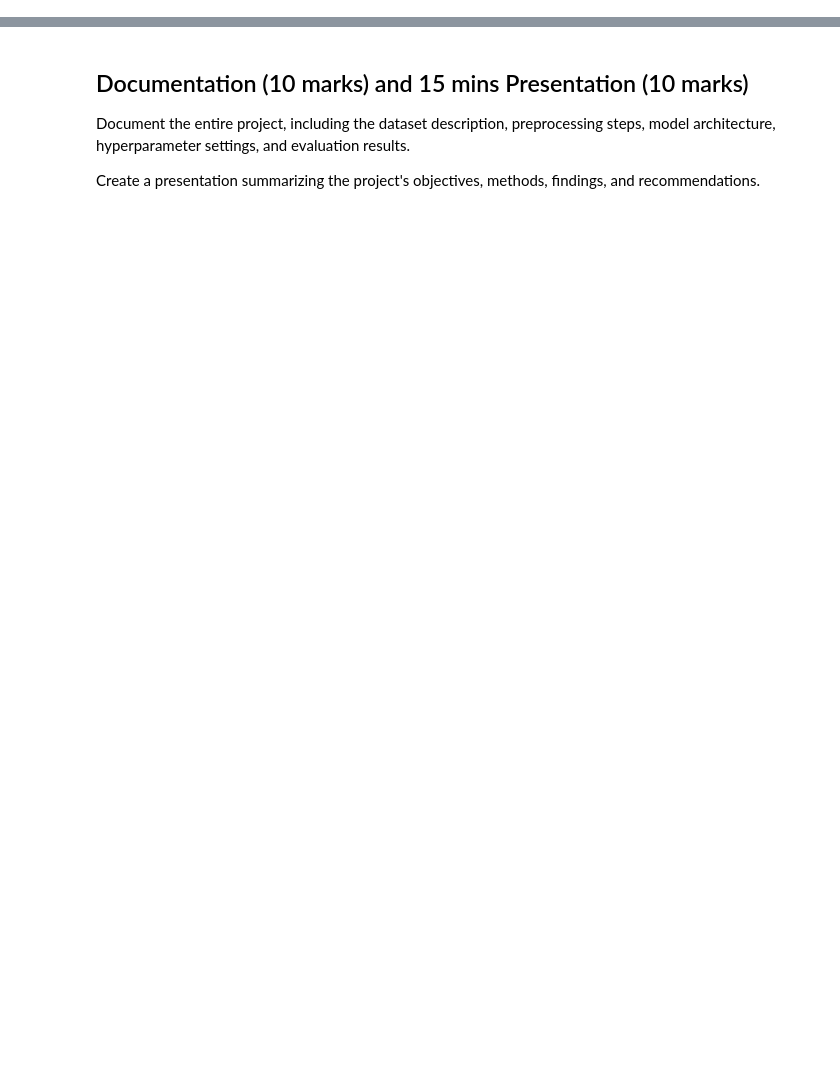
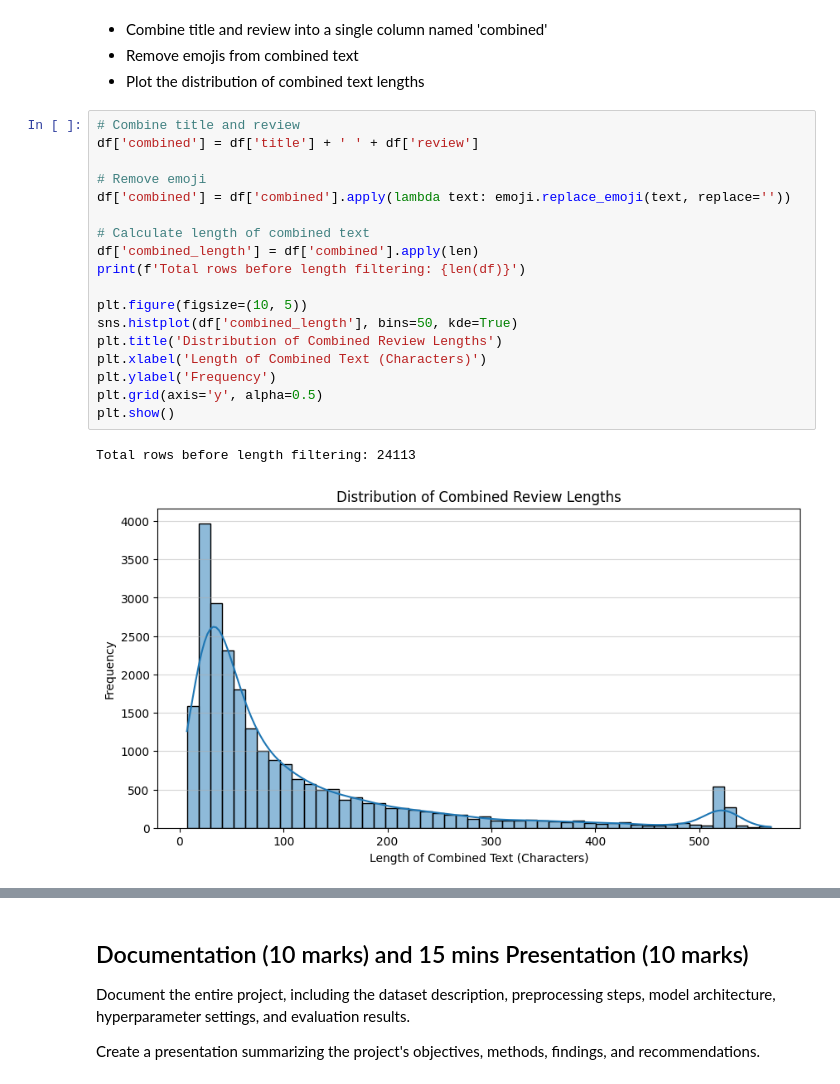
Before and after one commit to innozent/nlp_project2, a Jupyter notebook: Pholsomboon_1254311.ipynb, the cells around one changed output, grey strips where cells are left out. Saved outputs shown, nothing was run; the diff lists cells and outputs as text; blank space fills up the shorter version.

```diff
--- a/Pholsomboon_1254311.ipynb
+++ b/Pholsomboon_1254311.ipynb
@@ -317,0 +92,25 @@ best_lda = grid_lda.best_estimator_
+# %% [markdown]
+- Combine title and review into a single column named 'combined'
+- Remove emojis from combined text
+- Plot the distribution of combined text lengths
+# %%
+# Combine title and review
+df['combined'] = df['title'] + ' ' + df['review']
+
+# Remove emoji
+df['combined'] = df['combined'].apply(lambda text: emoji.replace_emoji(text, replace=''))
+
+# Calculate length of combined text
+df['combined_length'] = df['combined'].apply(len)
+print(f'Total rows before length filtering: {len(df)}')
+
+plt.figure(figsize=(10, 5))
+sns.histplot(df['combined_length'], bins=50, kde=True)
+plt.title('Distribution of Combined Review Lengths')
+plt.xlabel('Length of Combined Text (Characters)')
+plt.ylabel('Frequency')
+plt.grid(axis='y', alpha=0.5)
+plt.show()
+# %% [output]
+Total rows before length filtering: 24113
+[figure, added]
```
Also changed, not shown: parts of 53 cells of this notebook, 4 other files.
